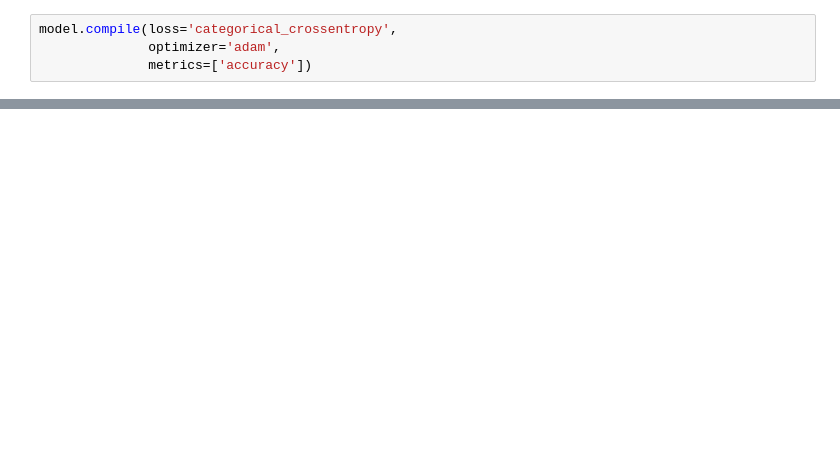
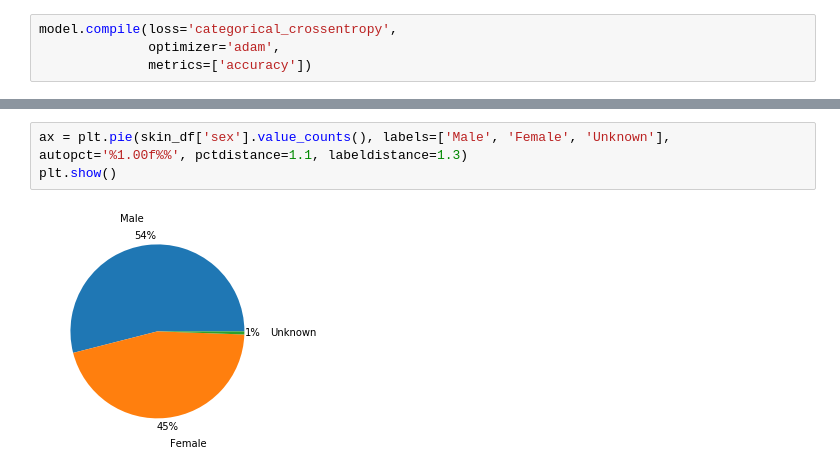
Before and after one commit to KennyHPL/Applied-ML, a Jupyter notebook: 144Project.ipynb, the cells around one changed output, grey strips where cells are left out. Drawn from its saved outputs; the diff is of its cells as text; blank space fills up the shorter version.

```diff
--- a/144Project.ipynb
+++ b/144Project.ipynb
@@ -334,0 +386,5 @@ sns.heatmap(df_norm_cm, annot=True, cmap='Blues', fmt='g')
+# %%
+ax = plt.pie(skin_df['sex'].value_counts(), labels=['Male', 'Female', 'Unknown'], autopct='%1.00f%%', pctdistance=1.1, labeldistance=1.3)
+plt.show()
+# %% [output]
+[figure, added]
```
Also changed, not shown: parts of 15 cells of this notebook, 5 other files.
